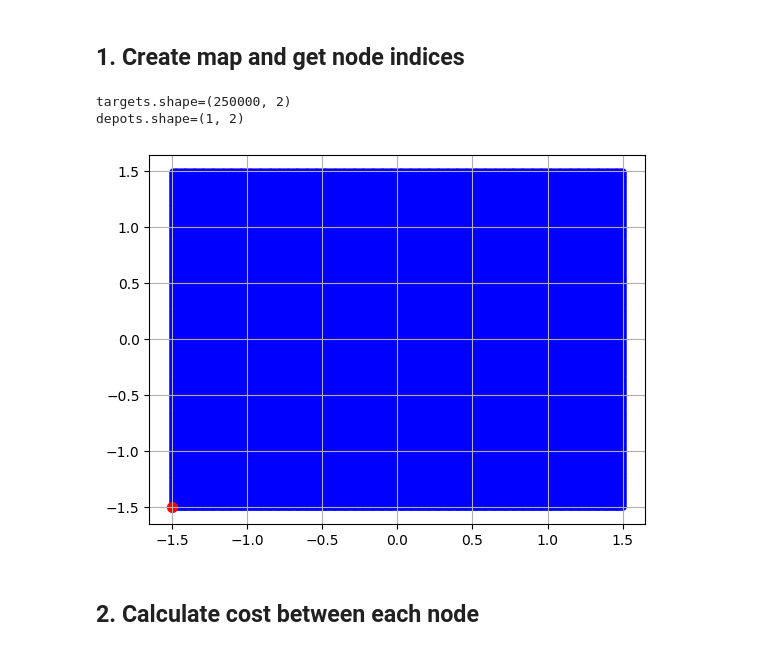
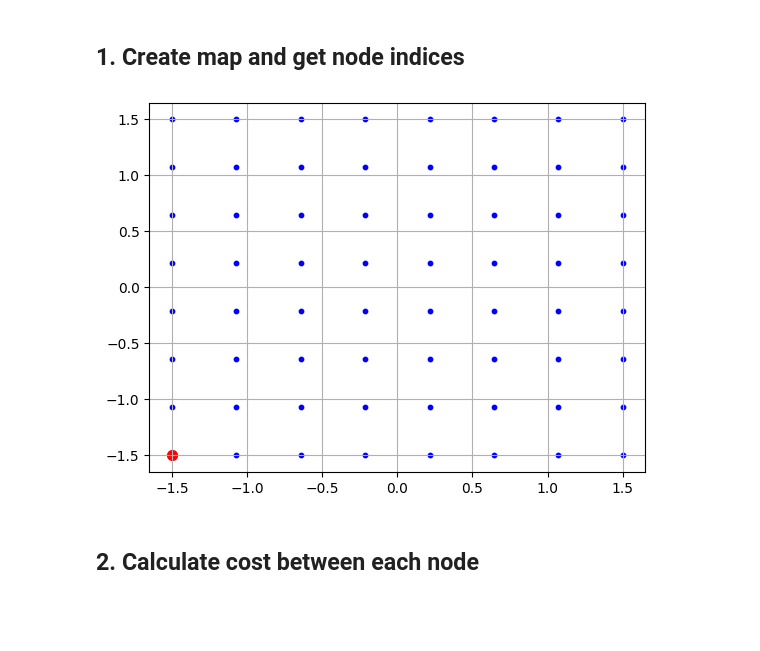
Before and after one commit to nestlab-bae-mqp-2024/mrpcp-solvers, a Jupyter notebook: src/heuristic_attempts/yasars_heuristic_attempts/yasars_heuristic_attempt.ipynb, the cells around one changed output. Drawn from its saved outputs; the diff is of its cells as text; code cells hidden in the pictures; blank space fills up the shorter version.

```diff
--- a/src/heuristic_attempts/yasars_heuristic_attempts/yasars_heuristic_attempt.ipynb
+++ b/src/heuristic_attempts/yasars_heuristic_attempts/yasars_heuristic_attempt.ipynb
@@ -13,8 +13,8 @@ import os
 # %%
 # Chose number of robots
-k = 100
-# Chose the number of targets in an axis
-n = 500
+k = 8
+# Chose the number of targets in an axis (NOT NUMBER OF TOTAL NODES)
+n = 8  # 64 nodes in total
 # Chose the length of distance of each side of the square arena
 d = 3.
 # Choose the redundancy parameter (have each target be visited by exactly that many robots)
@@ -24,49 +24,14 @@ max_fuel_cost_to_node = d * np.sqrt(2)  # √8 is the max possible distance betw
 L_min = max_fuel_cost_to_node * 2  # √8 is the max possible distance between our nodes (-1, -1) and (1, 1)
 L = L_min * 1.5  # Fuel capacity (1 unit of fuel = 1 unit of distance)
 
-precision_float_type = np.float16
-enable_tsp_optimization = False
+skip_tsp_optimization = False
 # %% [markdown]
 ## 1. Create map and get node indices
 # %%
 # 1. Create map and get node indices
-def construct_map(n, d):
-    # nodes = targets + depots
-    ulb = (d/2.)  # Upper/Lower bound
-    # Create a uniform (n*n, 2) numpy target grid for MAXIMUM SPEED
-    xy = np.linspace(-ulb, ulb, n, dtype=precision_float_type)
-    xtargets, ytargets = np.meshgrid(xy, xy)
-    targets = np.concatenate((xtargets.reshape((n*n, 1)), ytargets.reshape((n*n, 1))), axis=1)
-    target_indices = list(range(len(targets)))
-    print(f"{targets.shape=}")
-
-    # Specify depots
-    # One depot node in the corner
-    depots = np.array([
-        [-ulb, -ulb],
-    ])
-    print(f"{depots.shape=}")
-    depot_indices = list(range(len(targets), len(targets) + len(depots)))
-
-    nodes = np.concatenate((targets, depots))
-    # print(f"{nodes.shape=}")
-    node_indices = list(range(len(targets) + len(depots)))
-
-    # Graphical sanity check
-    plt.figure()
-    plt.scatter(targets[:, 0], targets[:, 1], c='blue', s=10)
-    plt.scatter(depots[:, 0], depots[:, 1], c='red', s=50)
-    plt.grid()
-    plt.show()
-
-    return nodes, node_indices, target_indices, depot_indices
-
-
-nodes, node_indices, target_indices, depot_indices = construct_map(n, d)
+nodes, node_indices, target_indices, depot_indices = construct_map(n, d, gfx_sanity_check=True)
 # %% [output]
-targets.shape=(250000, 2)
-depots.shape=(1, 2)
-[figure, old version]
+[figure, new version]
 # %% [markdown]
 ## 2. Calculate cost between each node
 # %%
```
Also changed, not shown: parts of 10 cells of this notebook.
